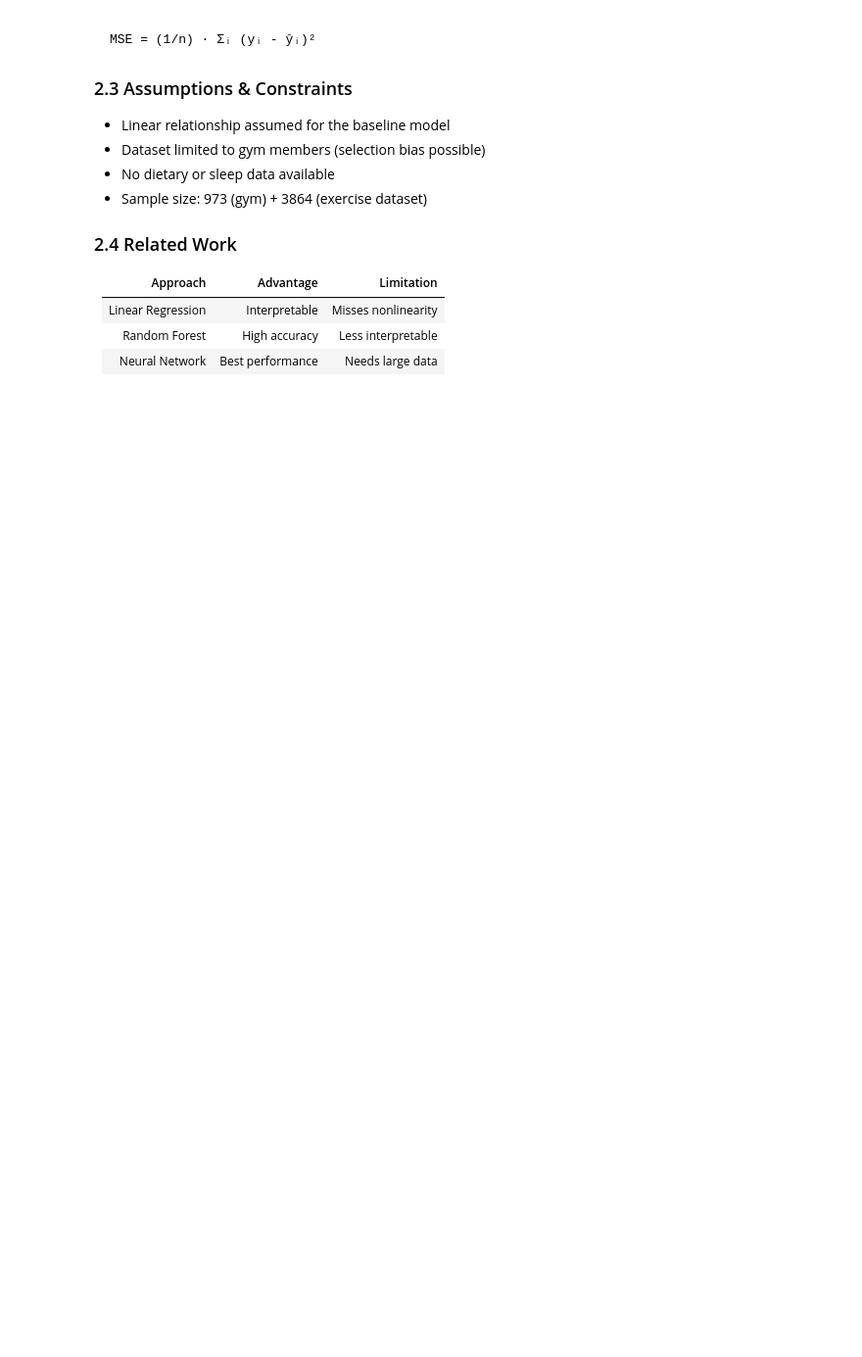
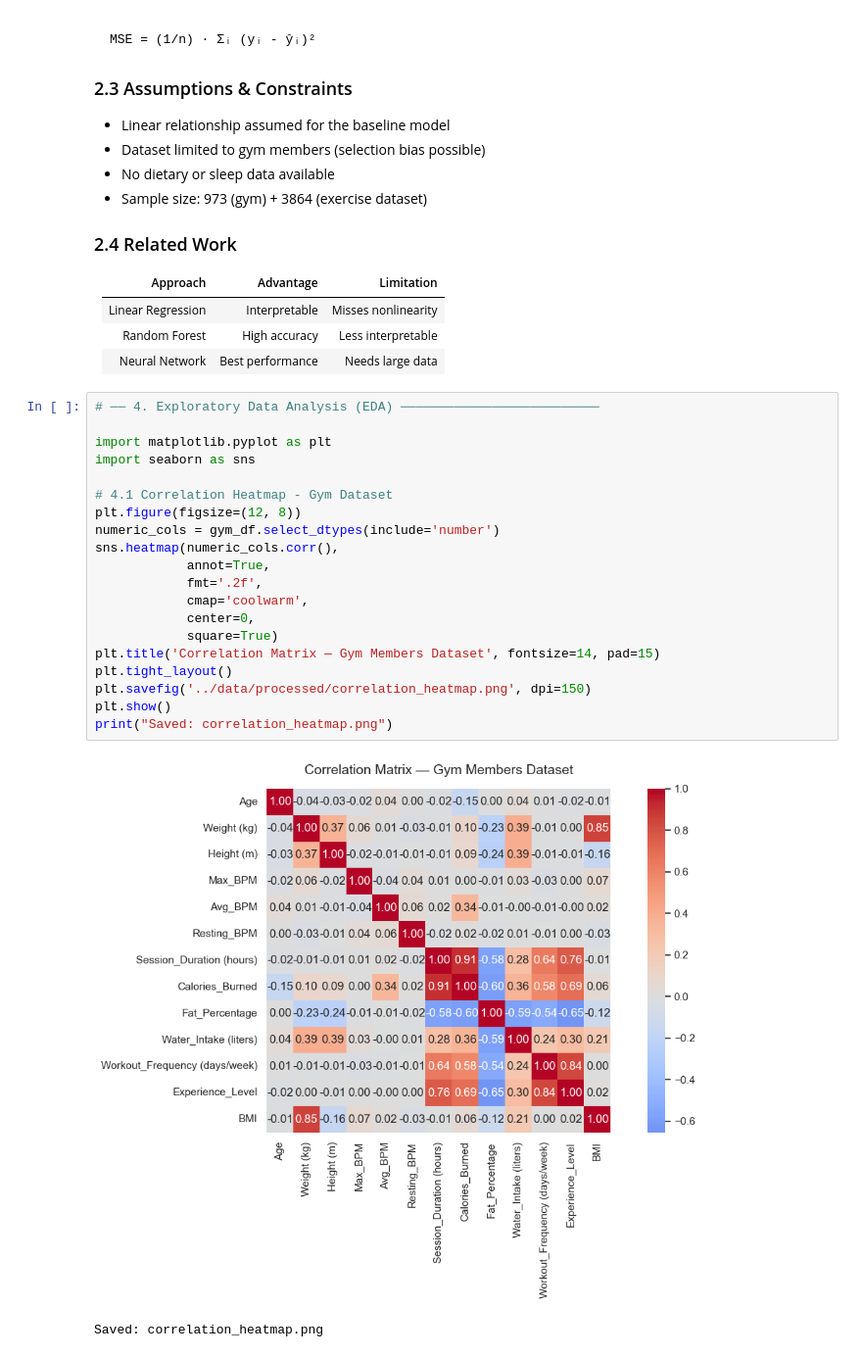
Before and after one commit to BiserNikolov/fitness-calories-prediction, a Jupyter notebook: notebooks/01_fitness_calories_prediction.ipynb.ipynb, the cells around one changed output. Shown at 98% size. Drawn from its saved outputs; the diff is of its cells as text; blank space fills up the shorter version.

```diff
--- a/notebooks/01_fitness_calories_prediction.ipynb.ipynb
+++ b/notebooks/01_fitness_calories_prediction.ipynb.ipynb
@@ -105,3 +105,26 @@ We minimize Mean Squared Error:
 | Linear Regression | Interpretable | Misses nonlinearity |
 | Random Forest | High accuracy | Less interpretable |
 | Neural Network | Best performance | Needs large data |
+# %%
+# ── 4. Exploratory Data Analysis (EDA) ──────────────────────────
+
+import matplotlib.pyplot as plt
+import seaborn as sns
+
+# 4.1 Correlation Heatmap - Gym Dataset
+plt.figure(figsize=(12, 8))
+numeric_cols = gym_df.select_dtypes(include='number')
+sns.heatmap(numeric_cols.corr(),
+            annot=True,
+            fmt='.2f',
+            cmap='coolwarm',
+            center=0,
+            square=True)
+plt.title('Correlation Matrix — Gym Members Dataset', fontsize=14, pad=15)
+plt.tight_layout()
+plt.savefig('../data/processed/correlation_heatmap.png', dpi=150)
+plt.show()
+print("Saved: correlation_heatmap.png")
+# %% [output]
+[figure, added]
+Saved: correlation_heatmap.png
```
Also changed, not shown: parts of 3 cells of this notebook, 5 other files.
